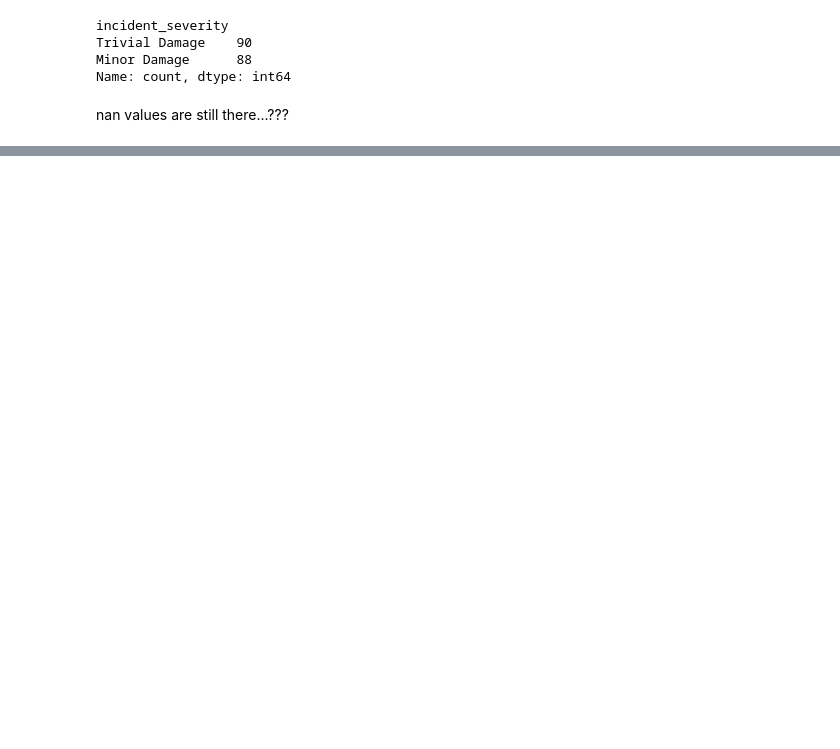
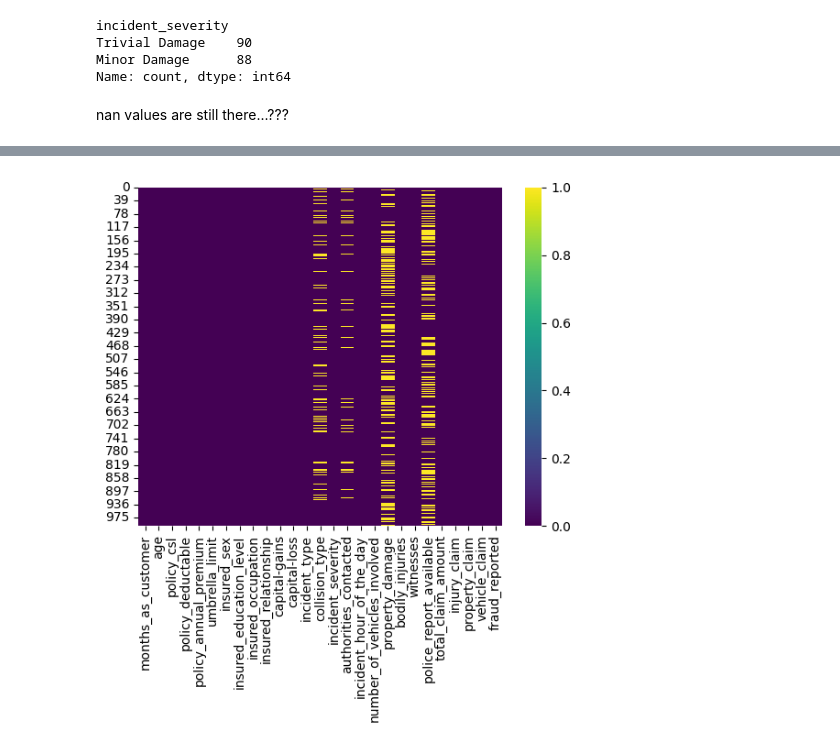
Before and after one commit to omkarpawar1430/Insurance-Fraud-Detection, a Jupyter notebook: EDA/EDA_Insurance_Fraud_Detection.ipynb, the cells around one changed output, grey strips where cells are left out. Saved outputs shown, nothing was run; the diff lists cells and outputs as text; code cells hidden in the pictures; blank space fills up the shorter version.

```diff
--- a/EDA/EDA_Insurance_Fraud_Detection.ipynb
+++ b/EDA/EDA_Insurance_Fraud_Detection.ipynb
@@ -192,0 +232,9 @@ nan values are still there...???
+# %%
+import seaborn as sns
+import matplotlib.pyplot as plt
+
+# Create a heatmap of missing values
+sns.heatmap(data.isnull(), cbar=True, cmap='viridis')
+plt.show()
+# %% [output]
+[figure, added]
```
Also changed, not shown: parts of 7 cells of this notebook.
